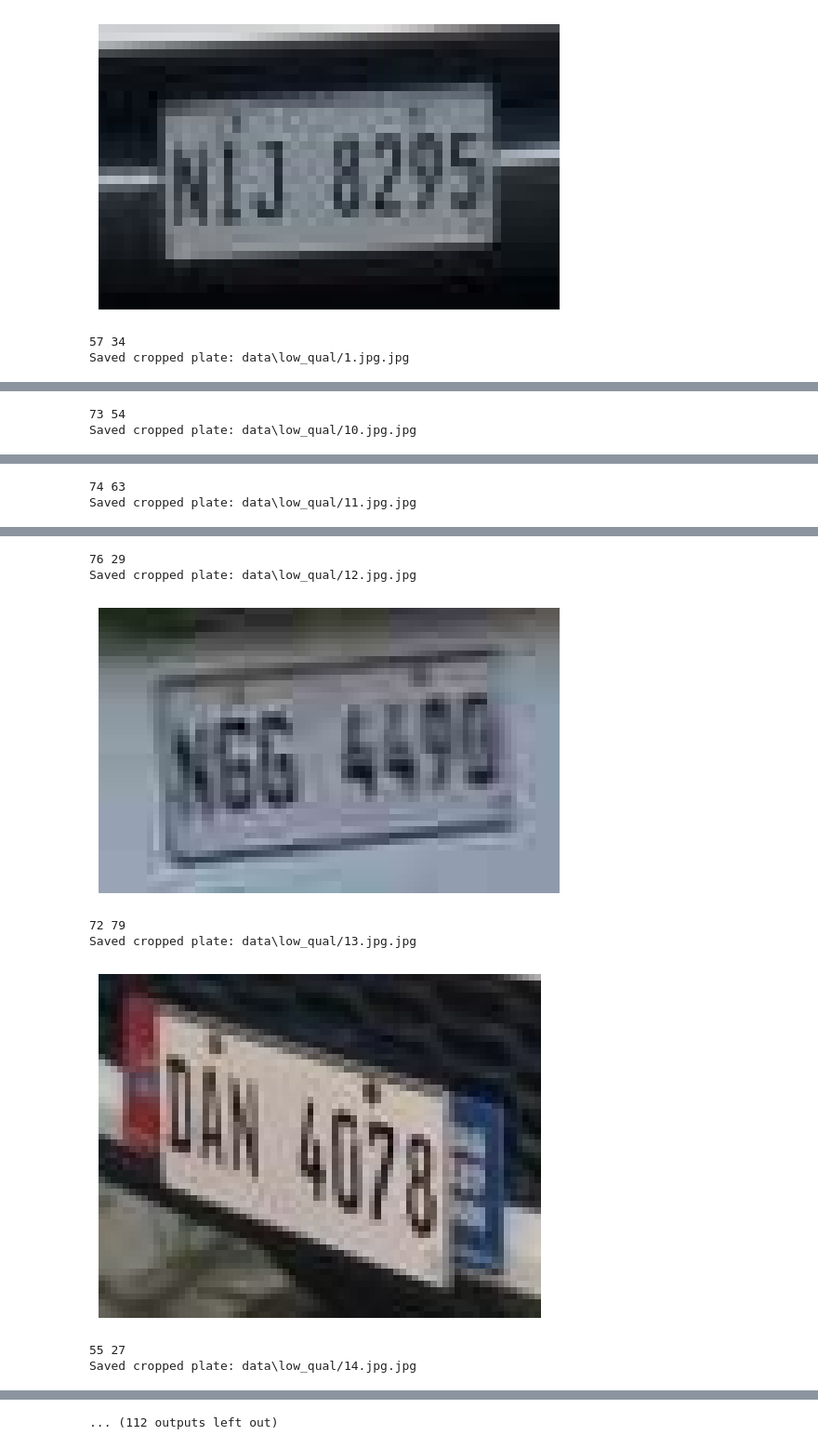
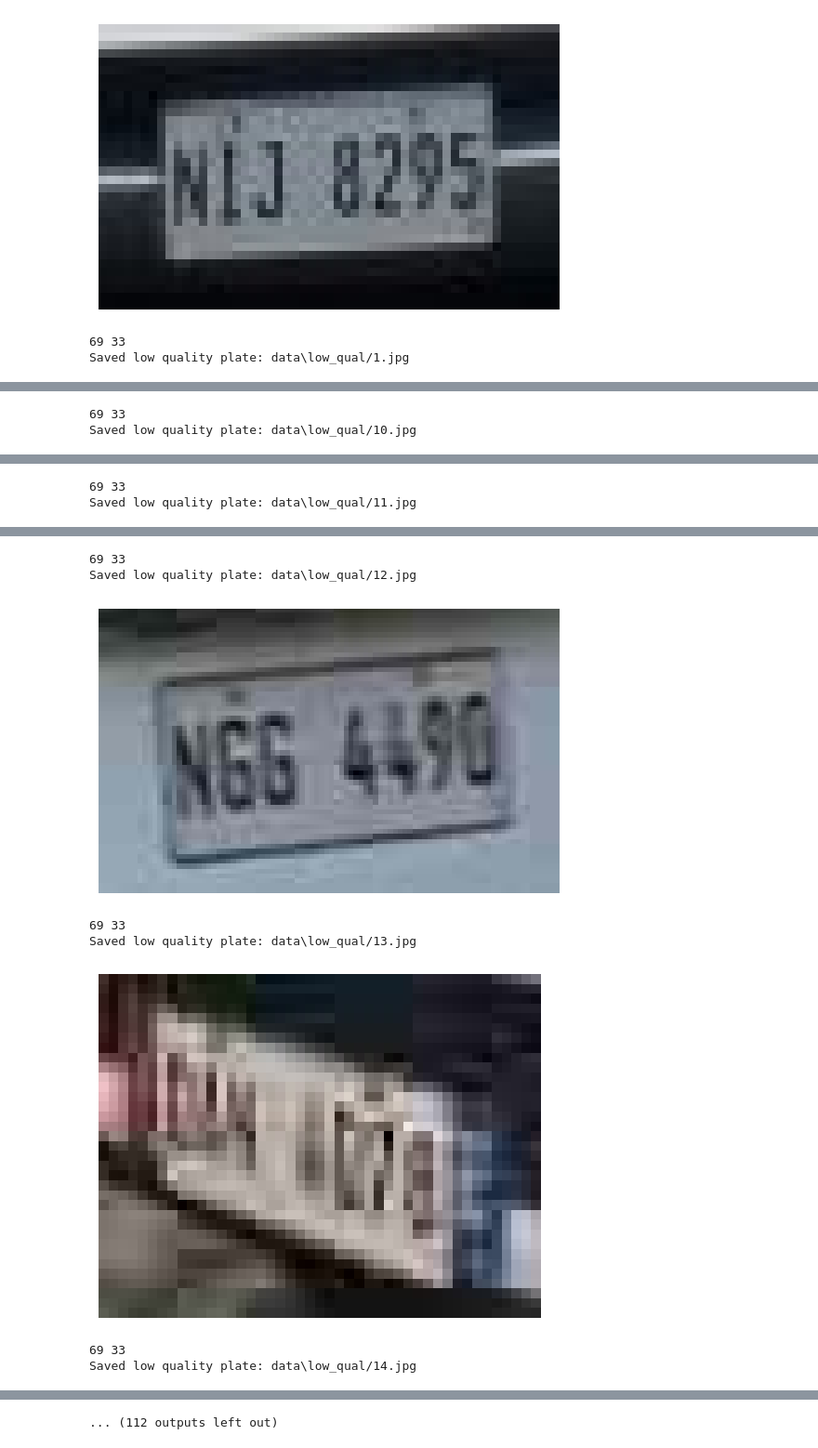
Before and after one commit to jansencruz23/distortions-demo-thesis, a Jupyter notebook: Low Resolution.ipynb, the cells around one changed output, grey strips where cells are left out. Shown at 93% size. Drawn from its saved outputs; the diff is of its cells as text; code cells hidden in the pictures.

```diff
--- a/Low Resolution.ipynb
+++ b/Low Resolution.ipynb
@@ -55,7 +55,7 @@ for image_name in files:
 
     low_res_img = degrade_image(img, max_res=res, jpeg_quality=qual)
 
-    filename = f'{out_dir}/{image_name}.jpg'
+    filename = f'{out_dir}/{image_name}'
     cv2.imwrite(filename, low_res_img)
     print(f'Saved low quality plate: {filename}')
 
@@ -63,5 +63,5 @@ for image_name in files:
     plt.axis('off')
     plt.show()
 # %% [output]
-57 34
-Saved cropped plate: data\low_qual/1.jpg.jpg
+69 33
+Saved low quality plate: data\low_qual/1.jpg
@@ -69,2 +69,2 @@ Saved cropped plate: data\low_qual/1.jpg.jpg
-73 54
-Saved cropped plate: data\low_qual/10.jpg.jpg
+69 33
+Saved low quality plate: data\low_qual/10.jpg
@@ -72,2 +72,2 @@ Saved cropped plate: data\low_qual/10.jpg.jpg
-74 63
-Saved cropped plate: data\low_qual/11.jpg.jpg
+69 33
+Saved low quality plate: data\low_qual/11.jpg
@@ -75,8 +75,8 @@ Saved cropped plate: data\low_qual/11.jpg.jpg
-76 29
-Saved cropped plate: data\low_qual/12.jpg.jpg
+69 33
+Saved low quality plate: data\low_qual/12.jpg
-[figure, old version]
+[figure, new version]
-72 79
-Saved cropped plate: data\low_qual/13.jpg.jpg
+69 33
+Saved low quality plate: data\low_qual/13.jpg
-[figure, old version]
+[figure, new version]
-55 27
-Saved cropped plate: data\low_qual/14.jpg.jpg
+69 33
+Saved low quality plate: data\low_qual/14.jpg
```
Also changed, not shown: parts of 1 cell of this notebook, 1 other file.
